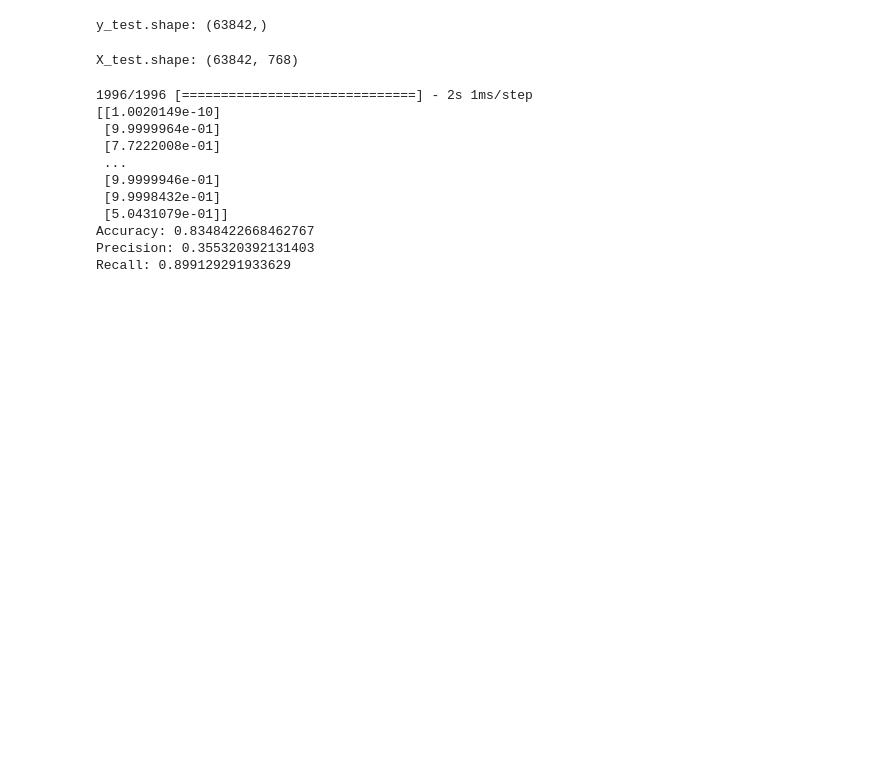
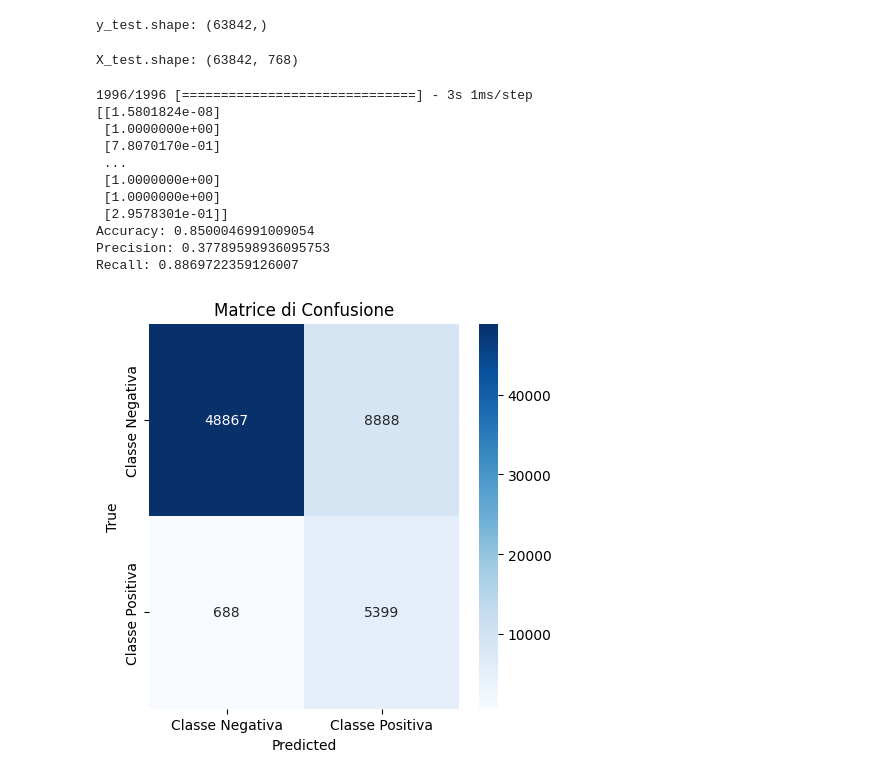
Before and after one commit to AlessandroPesare/DLProject, a Jupyter notebook: models/bert_boosted/neural_network_classifier.ipynb, the cells around one changed output. Cells and saved outputs as stored; diff of their text form; code cells hidden in the pictures; blank space fills up the shorter version.

Commit message:
Confusion Matrix

```diff
--- a/models/bert_boosted/neural_network_classifier.ipynb
+++ b/models/bert_boosted/neural_network_classifier.ipynb
@@ -99,6 +97,6 @@ Training completed! Required time: 0:03:12.548906
 # %%
 with open(model_filename, 'rb') as f:
-    cl = pickle.load(f)
+    model = pickle.load(f)
 # %% [markdown]
 # Testing del Sistema
 # %%
@@ -126,14 +124,29 @@ print("Accuracy: " + str(accuracy_score(y_test, y_pred_binary)))
 print("Precision: " + str(precision_score(y_test, y_pred_binary)))
 print("Recall: " + str(recall_score(y_test, y_pred_binary)))
 # %% [output]
-1996/1996 [==============================] - 2s 1ms/step
-[[1.0020149e-10]
- [9.9999964e-01]
- [7.7222008e-01]
+1996/1996 [==============================] - 3s 1ms/step
+[[1.5801824e-08]
+ [1.0000000e+00]
+ [7.8070170e-01]
  ...
- [9.9999946e-01]
- [9.9998432e-01]
- [5.0431079e-01]]
-Accuracy: 0.8348422668462767
-Precision: 0.355320392131403
-Recall: 0.899129291933629
+ [1.0000000e+00]
+ [1.0000000e+00]
+ [2.9578301e-01]]
+Accuracy: 0.8500046991009054
+Precision: 0.37789598936095753
+Recall: 0.8869722359126007
+# %%
+conf_matrix = confusion_matrix(y_test, y_pred_binary)
+
+# Definisci le etichette delle classi
+classes = ['Classe Negativa', 'Classe Positiva']
+
+# Plotta la matrice di confusione
+plt.figure(figsize=(5, 5))
+sns.heatmap(conf_matrix, annot=True, fmt="d", cmap="Blues", xticklabels=classes, yticklabels=classes)
+plt.xlabel('Predicted')
+plt.ylabel('True')
+plt.title('Matrice di Confusione')
+plt.show()
+# %% [output]
+[figure, added]
```
Also changed, not shown: parts of 3 cells of this notebook.
